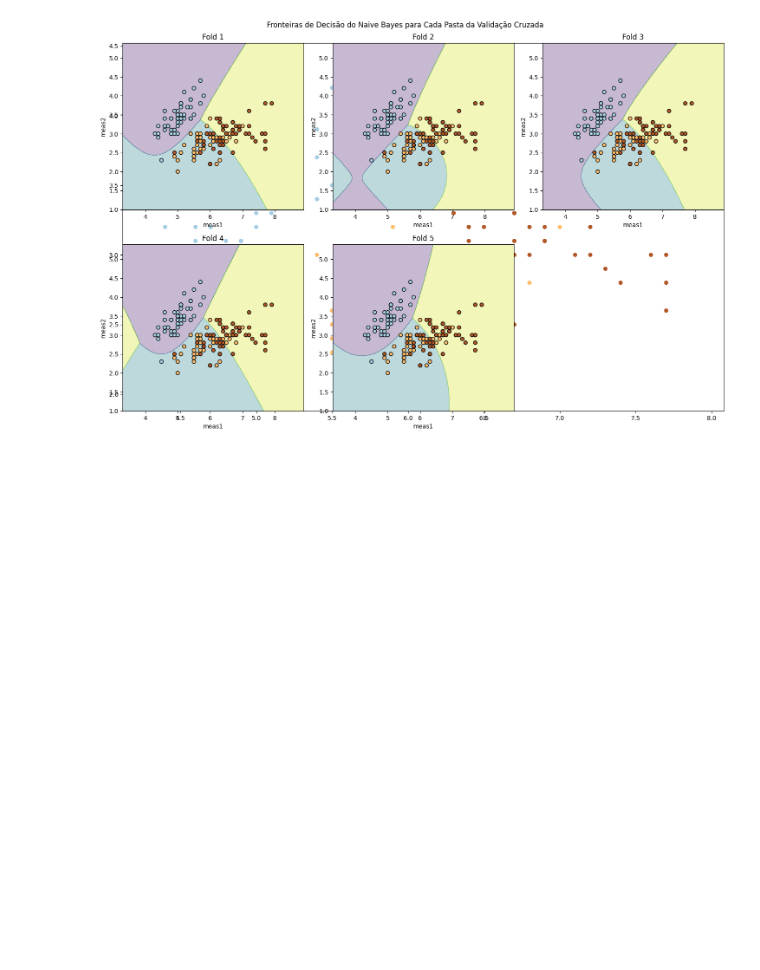
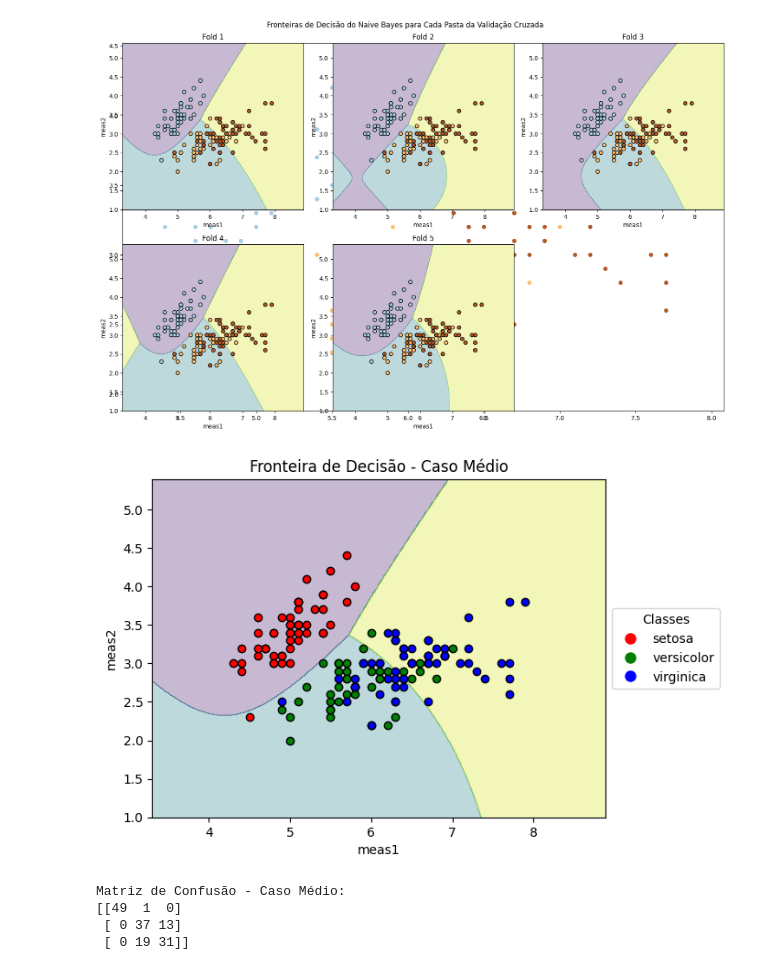
Before and after one commit to dgavieira/naive-bayes, a Jupyter notebook: notebooks/baseline.ipynb, the cells around one changed output. Drawn from its saved outputs; the diff is of its cells as text; code cells hidden in the pictures; blank space fills up the shorter version.

Commit message:
plot das fronteiras de decisão e matriz de confusão para o caso médio

```diff
--- a/notebooks/baseline.ipynb
+++ b/notebooks/baseline.ipynb
@@ -413,3 +413,72 @@ for i, (train_index, test_index) in enumerate(kf.split(X)):
     plt.title(f'Confusion Matrix - Fold {i + 1}')
     plt.savefig(f'confusion_matrix_fold_{i + 1}.png', bbox_inches='tight')
     plt.close()
+# %%
+import numpy as np
+import matplotlib.pyplot as plt
+from sklearn.naive_bayes import GaussianNB
+from sklearn.preprocessing import LabelEncoder
+import pandas as pd
+from matplotlib.lines import Line2D
+
+
+# Carregar o conjunto de dados do arquivo Excel
+file_path = '../data/iris_dataset.xlsx'  # substitua pelo caminho para o seu arquivo
+df = pd.read_excel(file_path)
+
+# Supondo que o DataFrame tem as colunas ['meas1', 'meas2', 'meas3', 'meas4', 'species']
+X = df[['meas1', 'meas2']].values
+y = df['species'].values
+
+# Codificar os valores de y (species) para valores numéricos
+label_encoder = LabelEncoder()
+y_encoded = label_encoder.fit_transform(y)
+
+# Definir os rótulos das classes
+labels = label_encoder.classes_
+
+# Criar o classificador Naive Bayes
+nb_classifier = GaussianNB()
+nb_classifier.fit(X, y_encoded)
+
+# Criar uma grade de pontos para plotagem
+x_min, x_max = X[:, 0].min() - 1, X[:, 0].max() + 1
+y_min, y_max = X[:, 1].min() - 1, X[:, 1].max() + 1
+xx, yy = np.meshgrid(np.arange(x_min, x_max, 0.01),
+                     np.arange(y_min, y_max, 0.01))
+
+# Prever as classes para cada ponto na grade
+Z = nb_classifier.predict(np.c_[xx.ravel(), yy.ravel()])
+Z = Z.reshape(xx.shape)
+
+# Plotar as regiões de decisão
+plt.figure()
+plt.contourf(xx, yy, Z, alpha=0.3)
+for j, color in zip(range(len(labels)), ['r', 'g', 'b']):
+    plt.scatter(X[y_encoded == j, 0], X[y_encoded == j, 1], color=color, label=labels[j], edgecolors='k')
+plt.xlabel('meas1')
+plt.ylabel('meas2')
+plt.title('Fronteira de Decisão - Caso Médio')
+custom_lines = [Line2D([0], [0], marker='o', color='w', markerfacecolor=color, markersize=10, label=label) for color, label in zip(['r', 'g', 'b'], labels)]
+plt.legend(handles=custom_lines, title='Classes', loc='center left', bbox_to_anchor=(1, 0.5))
+plt.savefig('fronteira_decisao_caso_medio.png', bbox_inches='tight')
+plt.show()
+# %% [output]
+[figure, added]
+# %%
+from sklearn.metrics import confusion_matrix
+
+# Prever as classes para todo o conjunto de dados
+y_pred = nb_classifier.predict(X)
+
+# Calcular a matriz de confusão
+cm = confusion_matrix(y_encoded, y_pred)
+
+# Exibir a matriz de confusão
+print("Matriz de Confusão - Caso Médio:")
+print(cm)
+# %% [output]
+Matriz de Confusão - Caso Médio:
+[[49  1  0]
+ [ 0 37 13]
+ [ 0 19 31]]
```
Also changed, not shown: parts of 1 cell of this notebook, 2 other files.
